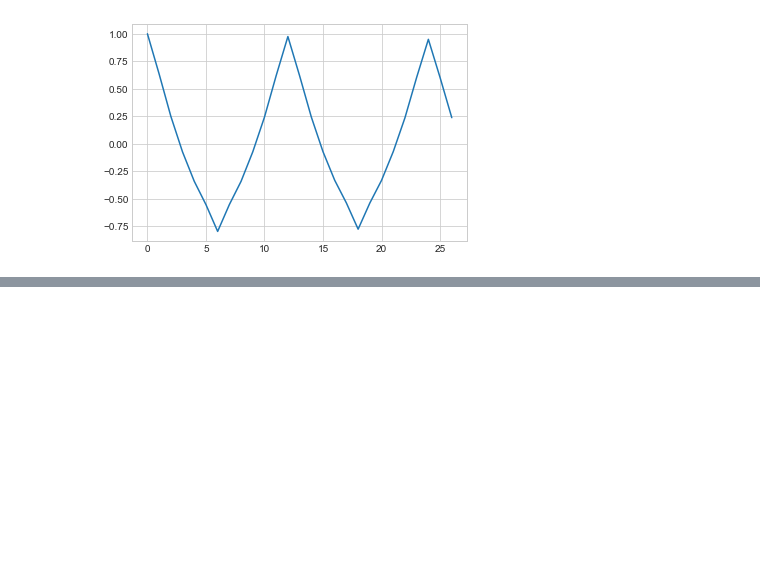
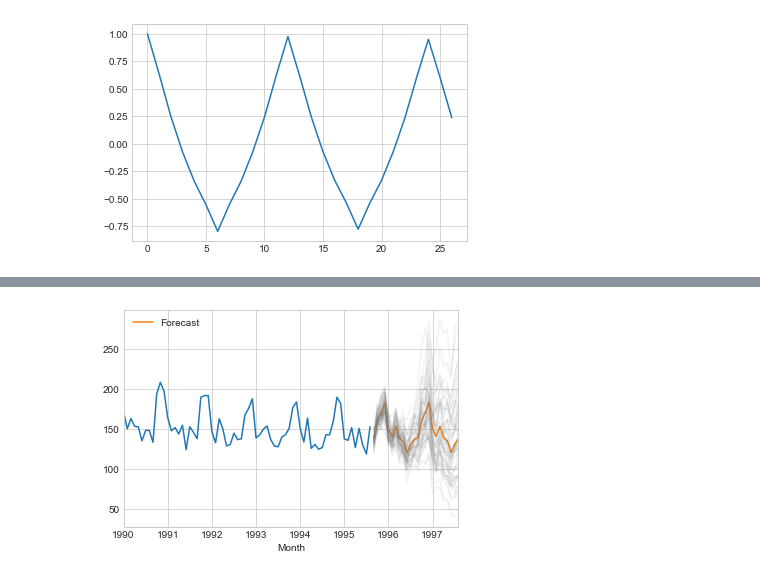
Before and after one commit to lauripe/data-analytics, a Jupyter notebook: src/assignment3/part2-beer-smoothing.ipynb, the cells around one changed output, grey strips where cells are left out. Drawn from its saved outputs; the diff is of its cells as text; code cells hidden in the pictures; blank space fills up the shorter version.

```diff
--- a/src/assignment3/part2-beer-smoothing.ipynb
+++ b/src/assignment3/part2-beer-smoothing.ipynb
@@ -130,0 +164,9 @@ TypeError: can only concatenate str (not "int") to str
+# %%
+# Run 50 versions of 24 moths prediction and plot faintly on top of the previous forecast
+simulations = model.simulate(24, repetitions=50, error="mul")
+
+ax = df['Monthly beer production']['1990':].plot()
+df2[:'1997-08-01'].plot(ax=ax);
+simulations.plot(ax=ax, style="-", alpha=0.1, color="grey", legend=False);
+# %% [output]
+[figure, added]
```
Also changed, not shown: parts of 13 cells of this notebook.
